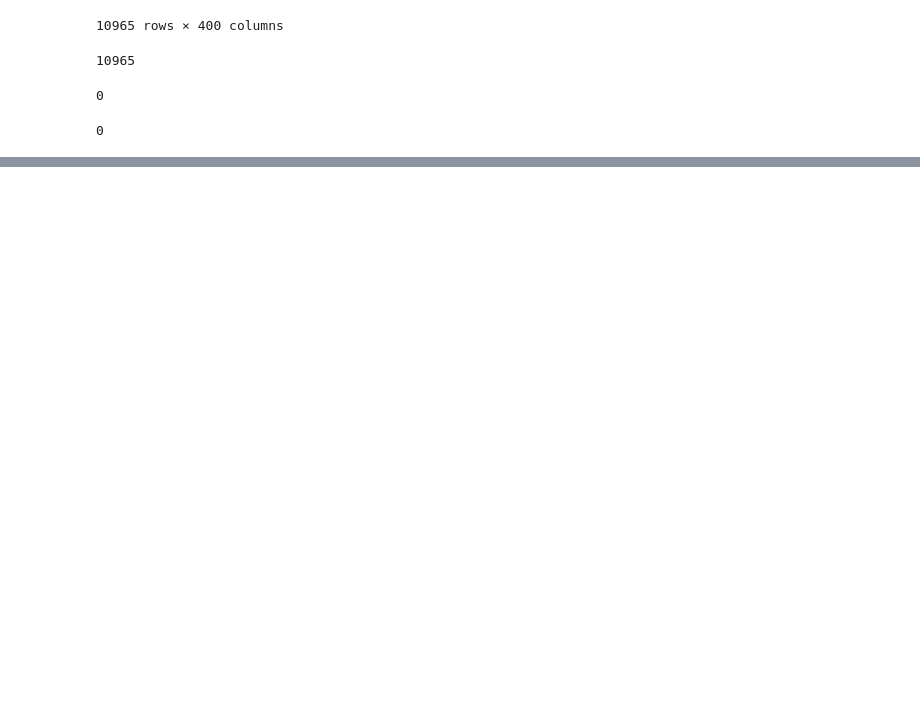
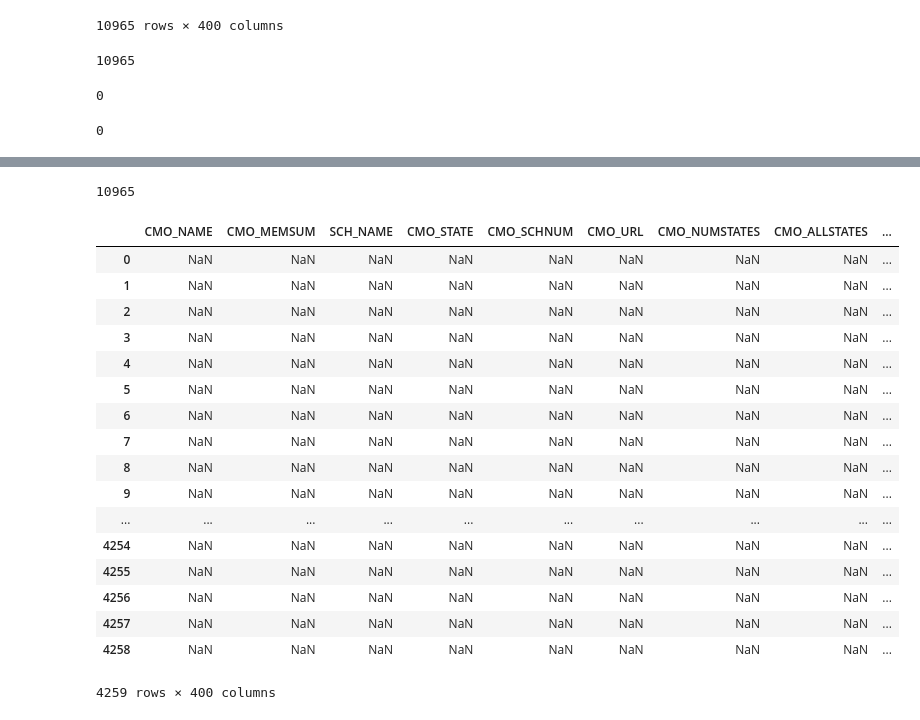
Before and after one commit to comp-strat/text_analysis, a Jupyter notebook: scripts/Combine_Final_df.ipynb, the cells around one changed output, grey strips where cells are left out. Drawn from its saved outputs; the diff is of its cells as text; code cells hidden in the pictures; blank space fills up the shorter version.

```diff
--- a/scripts/Combine_Final_df.ipynb
+++ b/scripts/Combine_Final_df.ipynb
@@ -781,0 +863,6 @@ the_parsed.sort_index(axis=1) #how to get alphabetically
+# %%
+count=0
+for index, row in the_parsed.iterrows():
+    if(len(row['CMO_WEBTEXT']) >0):
+        count+=1
+count
@@ -781,0 +871,3 @@ the_parsed.sort_index(axis=1) #how to get alphabetically
+# %%
+unique_df = pd.DataFrame(columns=original_df.columns)
+lp = []
@@ -781,0 +882,11 @@ the_parsed.sort_index(axis=1) #how to get alphabetically
+# %%
+#fillna ([])
+ct = 0
+t = []
+for index, row in original_df.iterrows():
+    if(len(row['CMO_WEBTEXT']) != 0):
+        #unique_df = unique_df.append(row, ignore_index = True)
+        t.append(row['NCESSCH'] )
+
+    ct+=1
+    print(ct)
@@ -781,0 +919,9 @@ the_parsed.sort_index(axis=1) #how to get alphabetically
+# %%
+ct = 0
+for index, row in original_df.iterrows():
+    if(row['NCESSCH'] not in lp) and (len(row['CMO_WEBTEXT']) != 0:
+        unique_df = unique_df.append(row, ignore_index = True)
+        lp.append(row['NCESSCH'] )
+
+    ct+=1
+    print(ct)
@@ -781,0 +946,25 @@ the_parsed.sort_index(axis=1) #how to get alphabetically
+# %%
+len(lp)
+# %% [output]
+10965
+# %%
+unique_df
+# %% [output]
+|  | CMO_NAME | CMO_MEMSUM | SCH_NAME | CMO_STATE | CMO_SCHNUM | CMO_URL | CMO_NUMSTATES | CMO_ALLSTATES | ... |
+| 0 | NaN | NaN | NaN | NaN | NaN | NaN | NaN | NaN | ... |
+| 1 | NaN | NaN | NaN | NaN | NaN | NaN | NaN | NaN | ... |
+| 2 | NaN | NaN | NaN | NaN | NaN | NaN | NaN | NaN | ... |
+| 3 | NaN | NaN | NaN | NaN | NaN | NaN | NaN | NaN | ... |
+| 4 | NaN | NaN | NaN | NaN | NaN | NaN | NaN | NaN | ... |
+| 5 | NaN | NaN | NaN | NaN | NaN | NaN | NaN | NaN | ... |
+| 6 | NaN | NaN | NaN | NaN | NaN | NaN | NaN | NaN | ... |
+| 7 | NaN | NaN | NaN | NaN | NaN | NaN | NaN | NaN | ... |
+| 8 | NaN | NaN | NaN | NaN | NaN | NaN | NaN | NaN | ... |
+| 9 | NaN | NaN | NaN | NaN | NaN | NaN | NaN | NaN | ... |
+| ... | ... | ... | ... | ... | ... | ... | ... | ... | ... |
+| 4254 | NaN | NaN | NaN | NaN | NaN | NaN | NaN | NaN | ... |
+| 4255 | NaN | NaN | NaN | NaN | NaN | NaN | NaN | NaN | ... |
+| 4256 | NaN | NaN | NaN | NaN | NaN | NaN | NaN | NaN | ... |
+| 4257 | NaN | NaN | NaN | NaN | NaN | NaN | NaN | NaN | ... |
+| 4258 | NaN | NaN | NaN | NaN | NaN | NaN | NaN | NaN | ... |
+4259 rows × 400 columns
```
Also changed, not shown: parts of 17 cells of this notebook.
